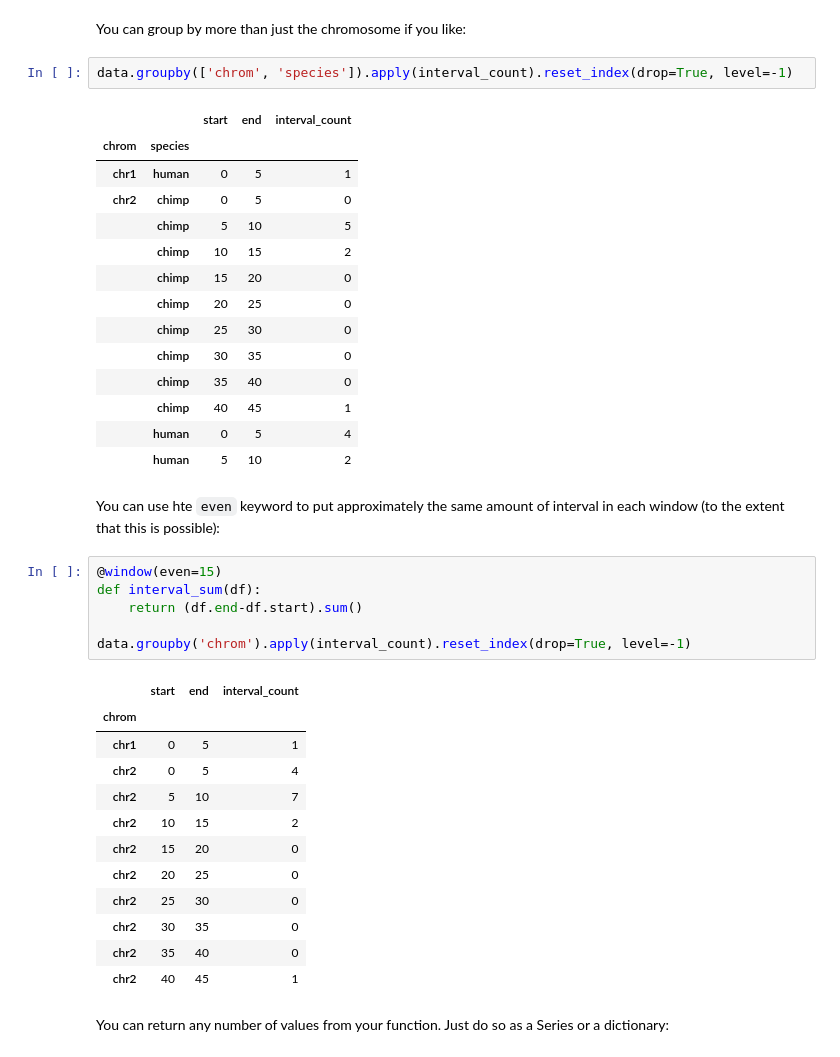
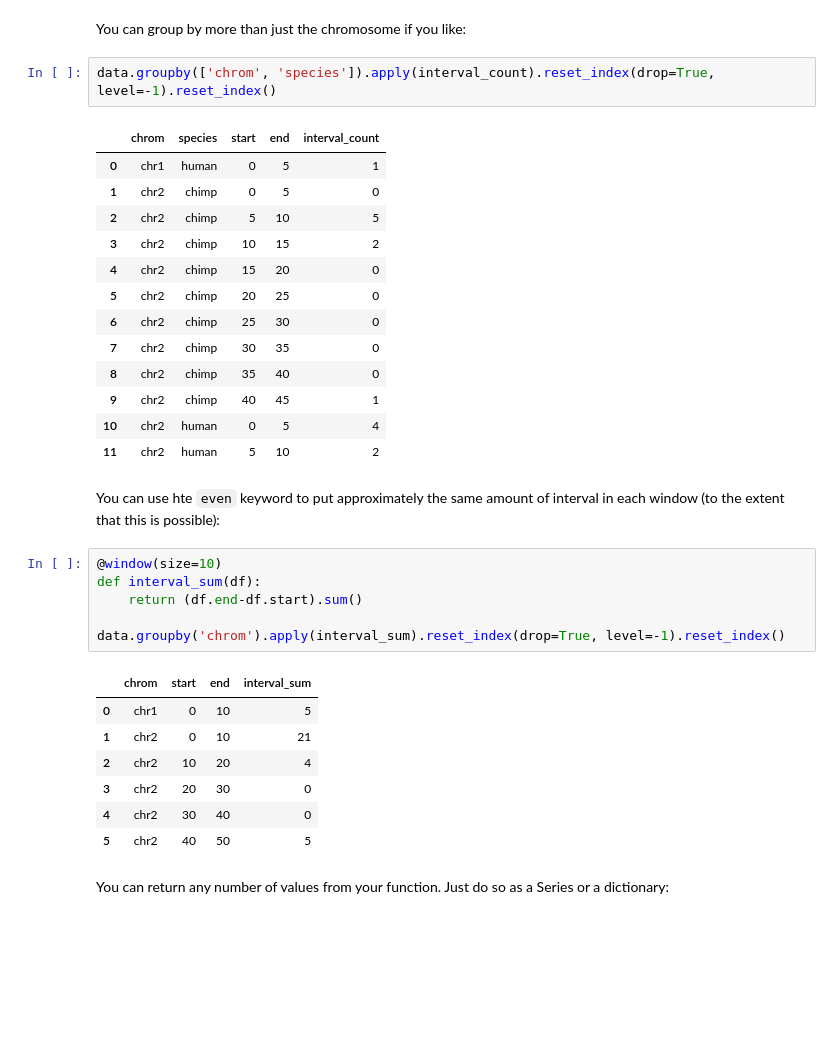
Before and after one commit to kaspermunch/chromwindow, a Jupyter notebook: example.ipynb, the cells around one changed output. Saved outputs shown, nothing was run; the diff lists cells and outputs as text; blank space fills up the shorter version.

```diff
--- a/example.ipynb
+++ b/example.ipynb
@@ -80,43 +80,37 @@ df.reset_index(drop=True, level=-1).reset_index()
 # %% [markdown]
 You can group by more than just the chromosome if you like:
 # %%
-data.groupby(['chrom', 'species']).apply(interval_count).reset_index(drop=True, level=-1)
+data.groupby(['chrom', 'species']).apply(interval_count).reset_index(drop=True, level=-1).reset_index()
 # %% [output]
-|  |  | start | end | interval_count |
-| chrom | species |  |  |  |
-| chr1 | human | 0 | 5 | 1 |
-| chr2 | chimp | 0 | 5 | 0 |
-|  | chimp | 5 | 10 | 5 |
-|  | chimp | 10 | 15 | 2 |
-|  | chimp | 15 | 20 | 0 |
-|  | chimp | 20 | 25 | 0 |
-|  | chimp | 25 | 30 | 0 |
-|  | chimp | 30 | 35 | 0 |
-|  | chimp | 35 | 40 | 0 |
-|  | chimp | 40 | 45 | 1 |
-|  | human | 0 | 5 | 4 |
-|  | human | 5 | 10 | 2 |
+|  | chrom | species | start | end | interval_count |
+| 0 | chr1 | human | 0 | 5 | 1 |
+| 1 | chr2 | chimp | 0 | 5 | 0 |
+| 2 | chr2 | chimp | 5 | 10 | 5 |
+| 3 | chr2 | chimp | 10 | 15 | 2 |
+| 4 | chr2 | chimp | 15 | 20 | 0 |
+| 5 | chr2 | chimp | 20 | 25 | 0 |
+| 6 | chr2 | chimp | 25 | 30 | 0 |
+| 7 | chr2 | chimp | 30 | 35 | 0 |
+| 8 | chr2 | chimp | 35 | 40 | 0 |
+| 9 | chr2 | chimp | 40 | 45 | 1 |
+| 10 | chr2 | human | 0 | 5 | 4 |
+| 11 | chr2 | human | 5 | 10 | 2 |
 # %% [markdown]
 You can use hte `even` keyword to put approximately the same amount of interval in each window (to the extent that this is possible):
 # %%
-@window(even=15)
+@window(size=10)
 def interval_sum(df):
     return (df.end-df.start).sum()
 
-data.groupby('chrom').apply(interval_count).reset_index(drop=True, level=-1)
+data.groupby('chrom').apply(interval_sum).reset_index(drop=True, level=-1).reset_index()
 # %% [output]
-|  | start | end | interval_count |
-| chrom |  |  |  |
-| chr1 | 0 | 5 | 1 |
-| chr2 | 0 | 5 | 4 |
-| chr2 | 5 | 10 | 7 |
-| chr2 | 10 | 15 | 2 |
-| chr2 | 15 | 20 | 0 |
-| chr2 | 20 | 25 | 0 |
-| chr2 | 25 | 30 | 0 |
-| chr2 | 30 | 35 | 0 |
-| chr2 | 35 | 40 | 0 |
-| chr2 | 40 | 45 | 1 |
+|  | chrom | start | end | interval_sum |
+| 0 | chr1 | 0 | 10 | 5 |
+| 1 | chr2 | 0 | 10 | 21 |
+| 2 | chr2 | 10 | 20 | 4 |
+| 3 | chr2 | 20 | 30 | 0 |
+| 4 | chr2 | 30 | 40 | 0 |
+| 5 | chr2 | 40 | 50 | 5 |
 # %% [markdown]
 You can return any number of values from your function. Just do so as a Series or a dictionary:
 # %%
```
Also changed, not shown: parts of 6 cells of this notebook.
